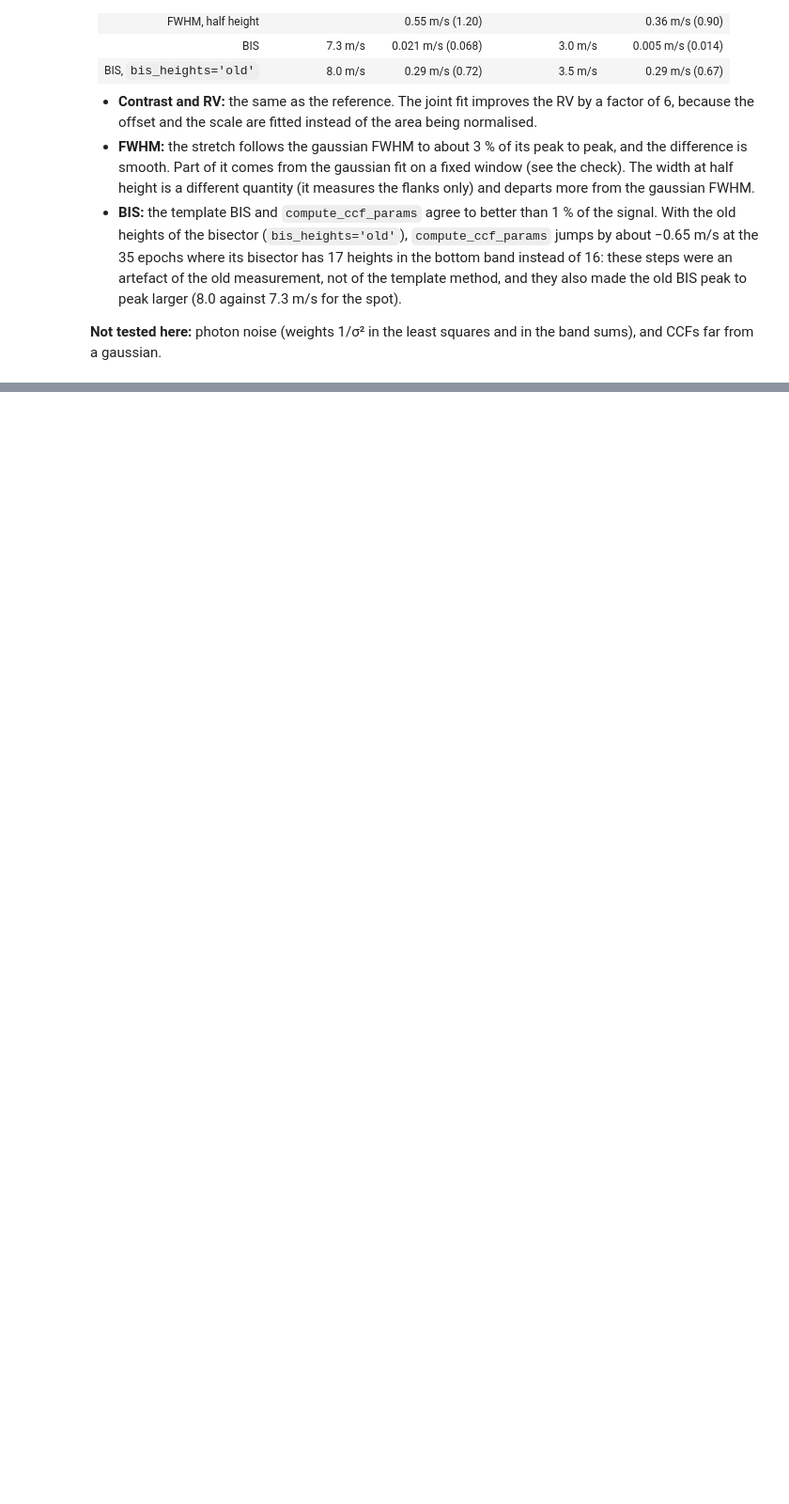
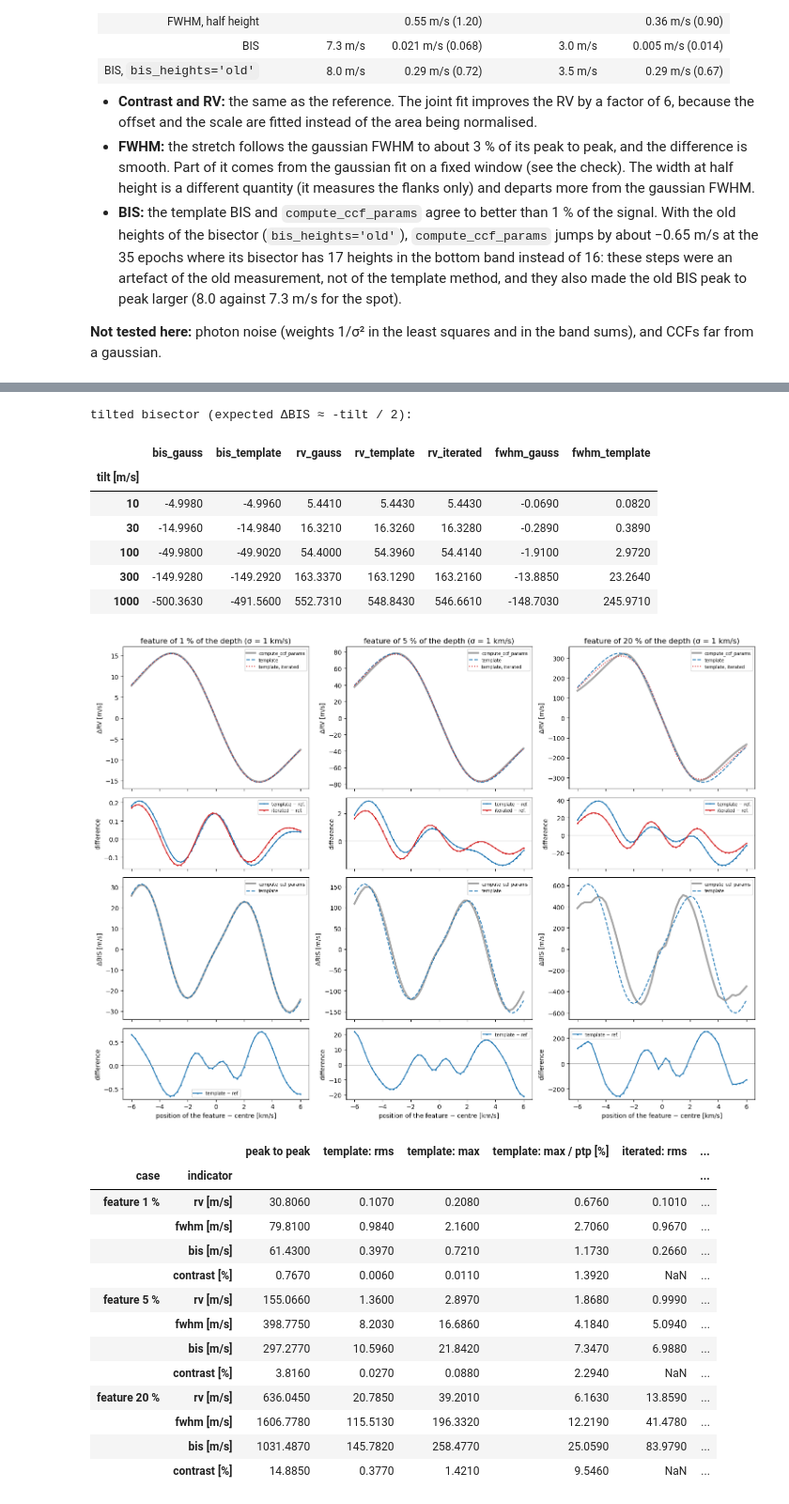
Before and after one commit to sophiestucki/sunsim, a Jupyter notebook: analysis/ccf_template_methods.ipynb, the cells around one changed output, grey strips where cells are left out. Shown at 94% size. Saved outputs shown, nothing was run; the diff lists cells and outputs as text; code cells hidden in the pictures; blank space fills up the shorter version.

Commit message:
plot opt

```diff
--- a/analysis/ccf_template_methods.ipynb
+++ b/analysis/ccf_template_methods.ipynb
@@ -411,0 +495,62 @@ Noise-free; numbers from the outputs above. `compute_ccf_params` measures the BI
+# %%
+# synthetic: the template tilted (a bisector that leans more and more) and the template with a narrow feature
+spl = CubicSpline(rv, template)
+yT = (template - template.min()) / (template.max() - template.min())
+depth = template.max() - template.min()
+eps = np.array([10, 30, 100, 300, 1000])                                  # [m/s] tilt of the bisector (top - bottom)
+tilted = np.array([spl(rv - e * yT) for e in eps])
+amps = [0.01, 0.05, 0.2]                                                  # depth of the feature / depth of the CCF
+sigma_b = 1000.0                                                          # [m/s] width of the feature
+v_b = np.linspace(-6000, 6000, 49) + rv_T                                 # [m/s] position of the feature
+bumped = {A: np.array([template - A * depth * np.exp(-0.5 * ((rv - x) / sigma_b) ** 2) for x in v_b]) for A in amps}
+syn = {'tilt': compare_ref(ref_sun, tilted)}
+syn.update({A: compare_ref(ref_sun, bumped[A]) for A in amps})
+
+tab = pd.DataFrame({k: syn['tilt'][k] for k in ('bis_gauss', 'bis_template', 'rv_gauss', 'rv_template', 'rv_iterated',
+                                                 'fwhm_gauss', 'fwhm_template')}, index=pd.Index(eps, name='tilt [m/s]'))
+print('tilted bisector (expected ΔBIS ≈ -tilt / 2):')
+display(tab.round(3))
+
+fig, axes = plt.subplots(4, 3, figsize=(15, 11), sharex='col', gridspec_kw=dict(height_ratios=[2, 1, 2, 1]))
+for j, A in enumerate(amps):
+    r = syn[A]
+    x = (v_b - rv_T) / 1e3
+    for k, (q, lab) in enumerate((('rv', 'ΔRV [m/s]'), ('bis', 'ΔBIS [m/s]'))):
+        ax, axd = axes[2 * k, j], axes[2 * k + 1, j]
+        ax.plot(x, r[q + '_gauss'], 'k-', lw=3, alpha=0.35, label='compute_ccf_params')
+        ax.plot(x, r[q + '_template'], 'C0--', label='template')
+        axd.plot(x, r[q + '_template'] - r[q + '_gauss'], 'C0.-', ms=3, label='template − ref.')
+        if q + '_iterated' in r and q == 'rv':
+            ax.plot(x, r[q + '_iterated'], 'C3:', label='template, iterated')
+            axd.plot(x, r[q + '_iterated'] - r[q + '_gauss'], 'C3.-', ms=3, label='iterated − ref.')
+        axd.axhline(0, color='0.6', lw=0.8)
+        ax.set_ylabel(lab); axd.set_ylabel('difference')
+        ax.legend(fontsize=7); axd.legend(fontsize=7)
+    axes[0, j].set_title('feature of %g %% of the depth (σ = %.0f km/s)' % (100 * A, sigma_b / 1e3))
+    axes[-1, j].set_xlabel('position of the feature − centre [km/s]')
+plt.tight_layout(); plt.show()
+display(summary({'feature %g %%' % (100 * A): syn[A] for A in amps}).round(3))
+# %% [output]
+tilted bisector (expected ΔBIS ≈ -tilt / 2):
+|  | bis_gauss | bis_template | rv_gauss | rv_template | rv_iterated | fwhm_gauss | fwhm_template |
+| tilt [m/s] |  |  |  |  |  |  |  |
+| 10 | -4.9980 | -4.9960 | 5.4410 | 5.4430 | 5.4430 | -0.0690 | 0.0820 |
+| 30 | -14.9960 | -14.9840 | 16.3210 | 16.3260 | 16.3280 | -0.2890 | 0.3890 |
+| 100 | -49.9800 | -49.9020 | 54.4000 | 54.3960 | 54.4140 | -1.9100 | 2.9720 |
+| 300 | -149.9280 | -149.2920 | 163.3370 | 163.1290 | 163.2160 | -13.8850 | 23.2640 |
+| 1000 | -500.3630 | -491.5600 | 552.7310 | 548.8430 | 546.6610 | -148.7030 | 245.9710 |
+[figure, added]
+|  |  | peak to peak | template: rms | template: max | template: max / ptp [%] | iterated: rms | ... |
+| case | indicator |  |  |  |  |  | ... |
+| feature 1 % | rv [m/s] | 30.8060 | 0.1070 | 0.2080 | 0.6760 | 0.1010 | ... |
+|  | fwhm [m/s] | 79.8100 | 0.9840 | 2.1600 | 2.7060 | 0.9670 | ... |
+|  | bis [m/s] | 61.4300 | 0.3970 | 0.7210 | 1.1730 | 0.2660 | ... |
+|  | contrast [%] | 0.7670 | 0.0060 | 0.0110 | 1.3920 | NaN | ... |
+| feature 5 % | rv [m/s] | 155.0660 | 1.3600 | 2.8970 | 1.8680 | 0.9990 | ... |
+|  | fwhm [m/s] | 398.7750 | 8.2030 | 16.6860 | 4.1840 | 5.0940 | ... |
+|  | bis [m/s] | 297.2770 | 10.5960 | 21.8420 | 7.3470 | 6.9880 | ... |
+|  | contrast [%] | 3.8160 | 0.0270 | 0.0880 | 2.2940 | NaN | ... |
+| feature 20 % | rv [m/s] | 636.0450 | 20.7850 | 39.2010 | 6.1630 | 13.8590 | ... |
+|  | fwhm [m/s] | 1606.7780 | 115.5130 | 196.3320 | 12.2190 | 41.4780 | ... |
+|  | bis [m/s] | 1031.4870 | 145.7820 | 258.4770 | 25.0590 | 83.9790 | ... |
+|  | contrast [%] | 14.8850 | 0.3770 | 1.4210 | 9.5460 | NaN | ... |
```
Also changed, not shown: parts of 9 cells of this notebook, 5 other files.
